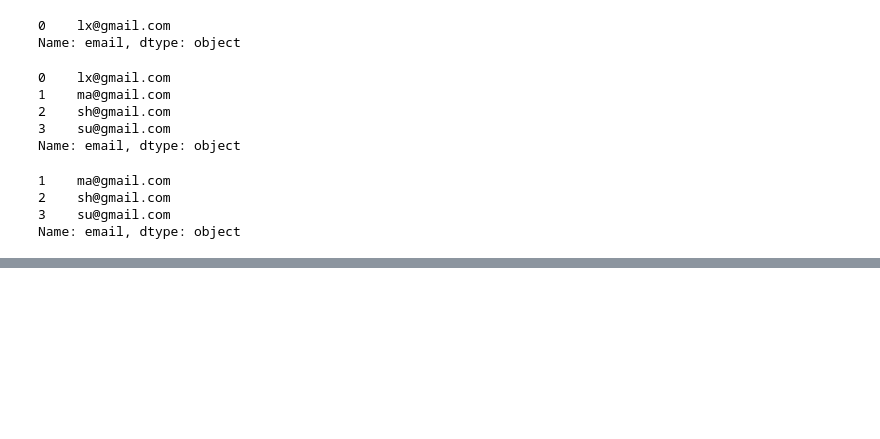
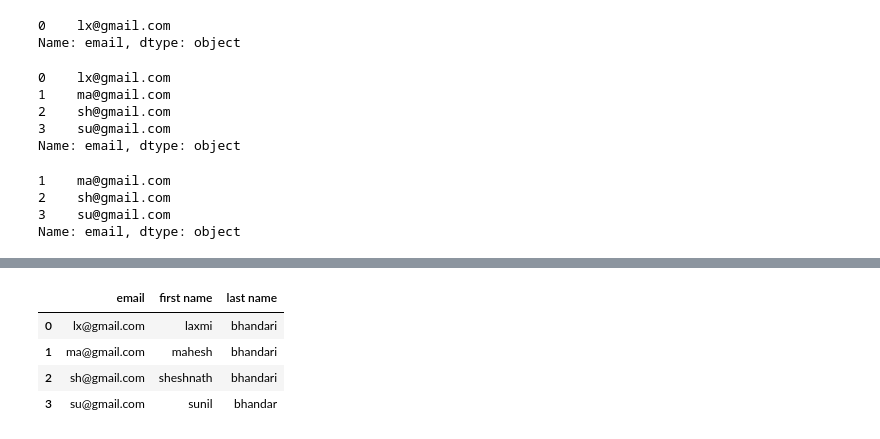
Before and after one commit to sunilbhandari123/Pandas-Learning, a Jupyter notebook: dataframe practise.ipynb, the cells around one changed output, grey strips where cells are left out. Saved outputs shown, nothing was run; the diff lists cells and outputs as text; code cells hidden in the pictures; blank space fills up the shorter version.

```diff
--- a/dataframe practise.ipynb
+++ b/dataframe practise.ipynb
@@ -202,0 +252,11 @@ Name: email, dtype: object
+# %%
+df.columns=df.columns.str.replace('_',' ')
+#it will change every _ in space in the column as shown above
+# %%
+df
+# %% [output]
+|  | email | first name | last name |
+| 0 | lx@gmail.com | laxmi | bhandari |
+| 1 | ma@gmail.com | mahesh | bhandari |
+| 2 | sh@gmail.com | sheshnath | bhandari |
+| 3 | su@gmail.com | sunil | bhandar |
```
Also changed, not shown: parts of 61 cells of this notebook, 1 other file.
